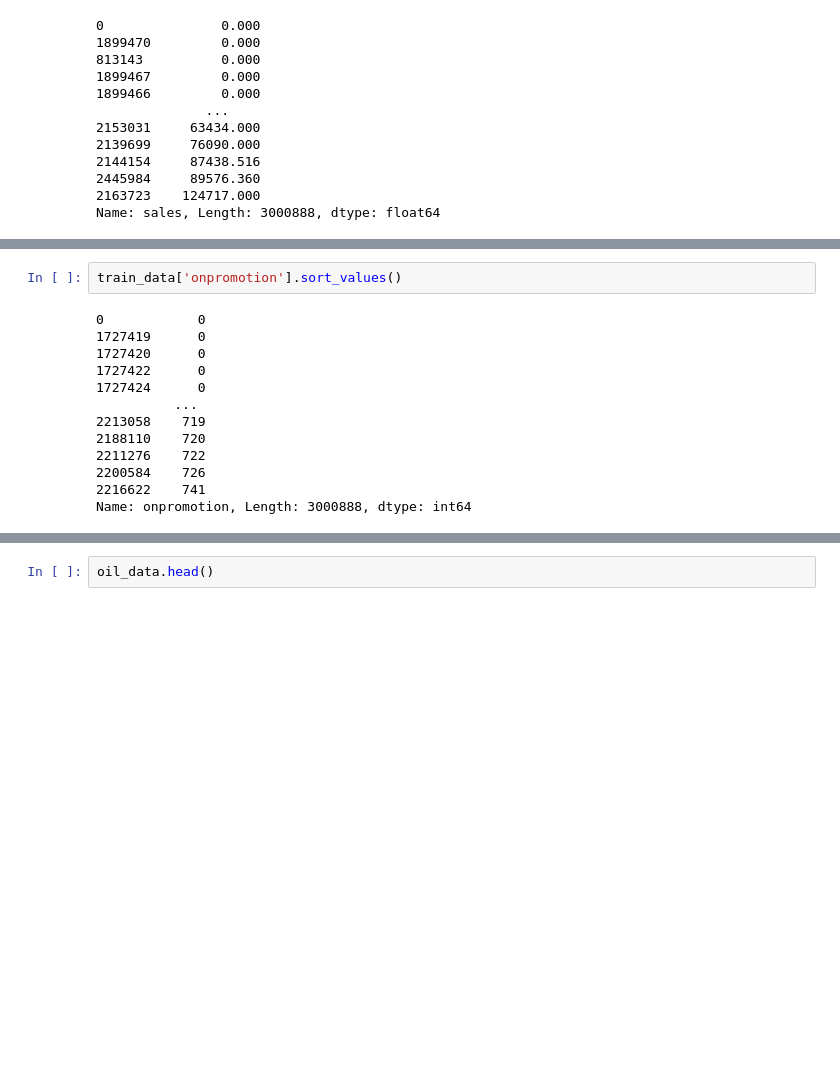
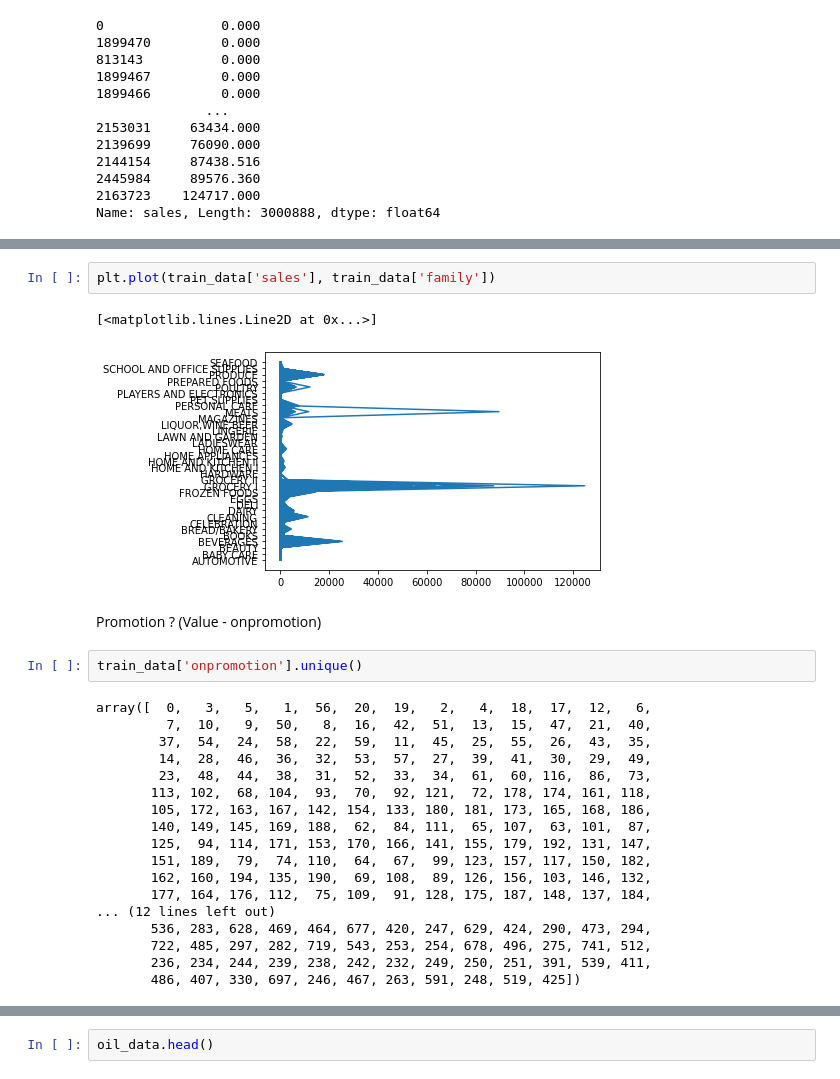
Before and after one commit to didine13/forecasting_for_sales, a Jupyter notebook: notebooks/nhouyvanisvong_dataexplo.ipynb, the cells around one changed output, grey strips where cells are left out. Saved outputs shown, nothing was run; the diff lists cells and outputs as text; blank space fills up the shorter version.

```diff
--- a/notebooks/nhouyvanisvong_dataexplo.ipynb
+++ b/notebooks/nhouyvanisvong_dataexplo.ipynb
@@ -40,15 +56,27 @@ Name: sales, Length: 3000888, dtype: float64
+# %%
+plt.plot(train_data['sales'], train_data['family'])
+# %% [output]
+[<matplotlib.lines.Line2D at 0x...>]
+[figure, added]
+# %% [markdown]
+Promotion ? (Value - onpromotion)
 # %%
-train_data['onpromotion'].sort_values()
+train_data['onpromotion'].unique()
 # %% [output]
-0            0
-1727419      0
-1727420      0
-1727422      0
-1727424      0
-          ...
-2213058    719
-2188110    720
-2211276    722
-2200584    726
-2216622    741
-Name: onpromotion, Length: 3000888, dtype: int64
+array([  0,   3,   5,   1,  56,  20,  19,   2,   4,  18,  17,  12,   6,
+         7,  10,   9,  50,   8,  16,  42,  51,  13,  15,  47,  21,  40,
+        37,  54,  24,  58,  22,  59,  11,  45,  25,  55,  26,  43,  35,
+        14,  28,  46,  36,  32,  53,  57,  27,  39,  41,  30,  29,  49,
+        23,  48,  44,  38,  31,  52,  33,  34,  61,  60, 116,  86,  73,
+       113, 102,  68, 104,  93,  70,  92, 121,  72, 178, 174, 161, 118,
+       105, 172, 163, 167, 142, 154, 133, 180, 181, 173, 165, 168, 186,
+       140, 149, 145, 169, 188,  62,  84, 111,  65, 107,  63, 101,  87,
+       125,  94, 114, 171, 153, 170, 166, 141, 155, 179, 192, 131, 147,
+       151, 189,  79,  74, 110,  64,  67,  99, 123, 157, 117, 150, 182,
+       162, 160, 194, 135, 190,  69, 108,  89, 126, 156, 103, 146, 132,
+       177, 164, 176, 112,  75, 109,  91, 128, 175, 187, 148, 137, 184,
+... (12 lines left out)
+       536, 283, 628, 469, 464, 677, 420, 247, 629, 424, 290, 473, 294,
+       722, 485, 297, 282, 719, 543, 253, 254, 678, 496, 275, 741, 512,
+       236, 234, 244, 239, 238, 242, 232, 249, 250, 251, 391, 539, 411,
+       486, 407, 330, 697, 246, 467, 263, 591, 248, 519, 425])
```
Also changed, not shown: parts of 27 cells of this notebook.
